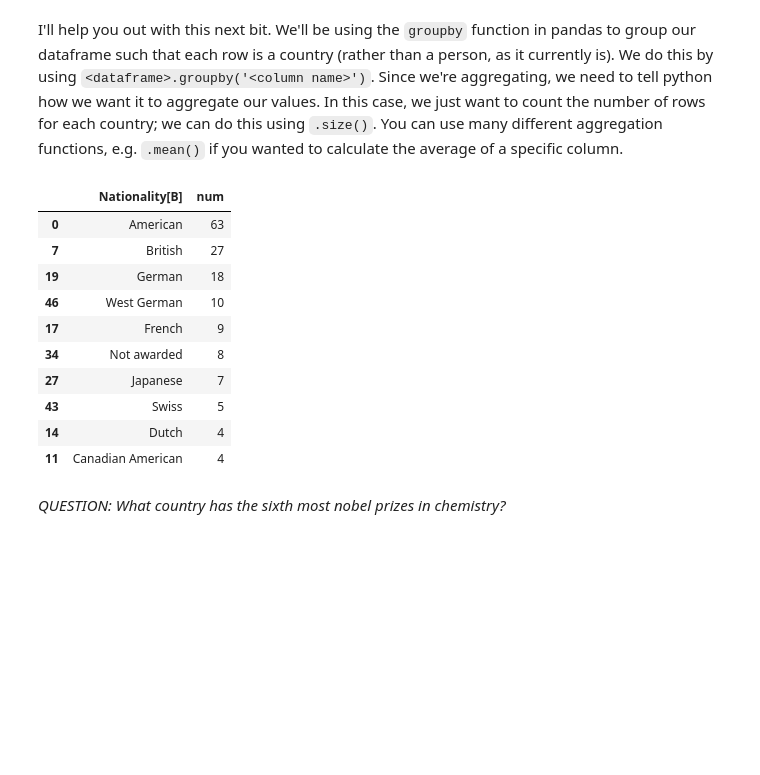
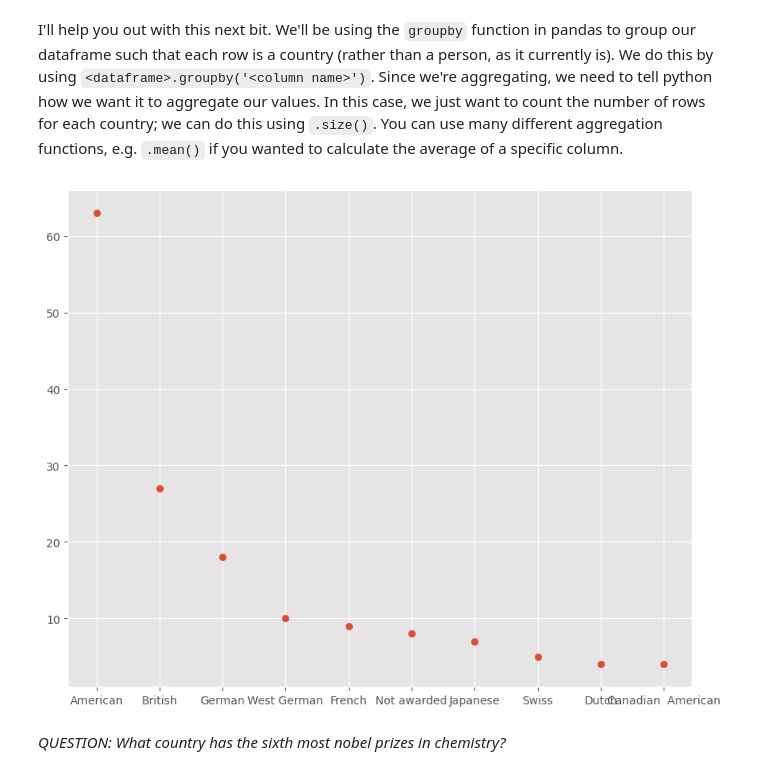
Before and after one commit to puyeYup/wechat_for_girfriend, a Jupyter notebook: notebooks/W02. Pandas.ipynb, the cells around one changed output. Cells and saved outputs as stored; diff of their text form; code cells hidden in the pictures; blank space fills up the shorter version.

```diff
--- a/notebooks/W02. Pandas.ipynb
+++ b/notebooks/W02. Pandas.ipynb
@@ -508,22 +508,13 @@ I'll help you out with this next bit. We'll be using the `groupby` function in p
 # %%
 # create a new dataframe called 'country' in which each row is a country, and the values represent the number of nobel laureates.
 country=chem.groupby('Nationality[B]').size().reset_index(name='num')
 # now sort it in descending order
 country=country.sort_values(by=['num'],ascending=False)
 # # finally, plot the top 10 countries
 country=country.head(10)
-country
+plt.scatter(country['Nationality[B]'],country['num'])
+plt.show()
 # %% [output]
-|  | Nationality[B] | num |
-| 0 | American | 63 |
-| 7 | British | 27 |
-| 19 | German | 18 |
-| 46 | West German | 10 |
-| 17 | French | 9 |
-| 34 | Not awarded | 8 |
-| 27 | Japanese | 7 |
-| 43 | Swiss | 5 |
-| 14 | Dutch | 4 |
-| 11 | Canadian American | 4 |
+[figure, added]
 # %% [markdown]
 *QUESTION: What country has the sixth most nobel prizes in chemistry?*
```
